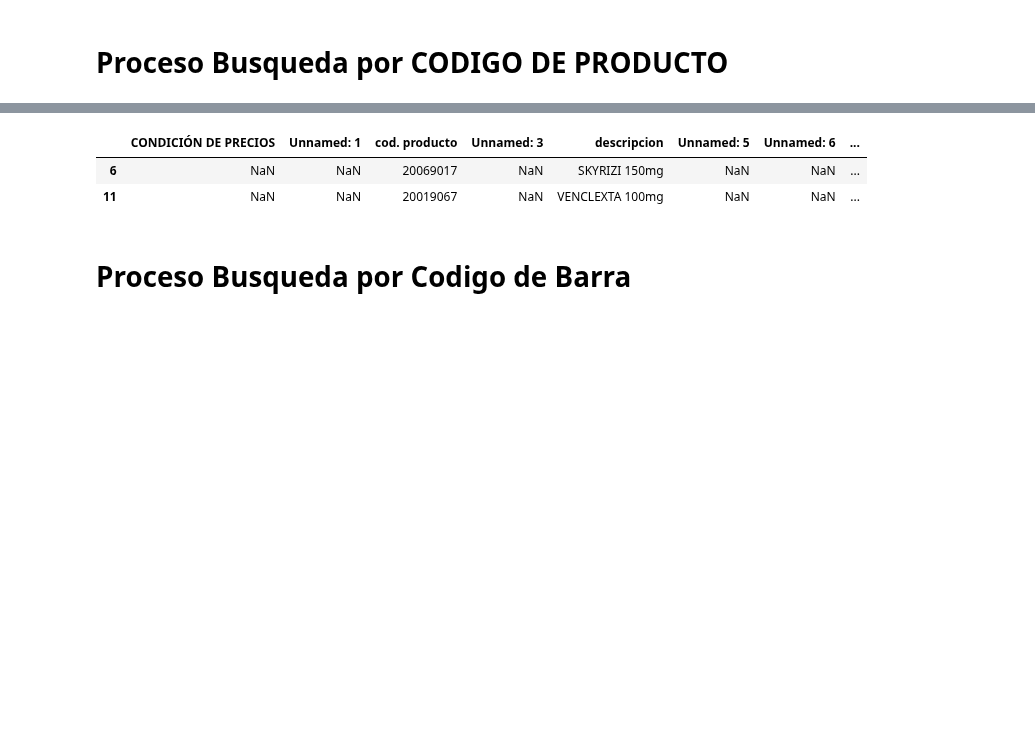
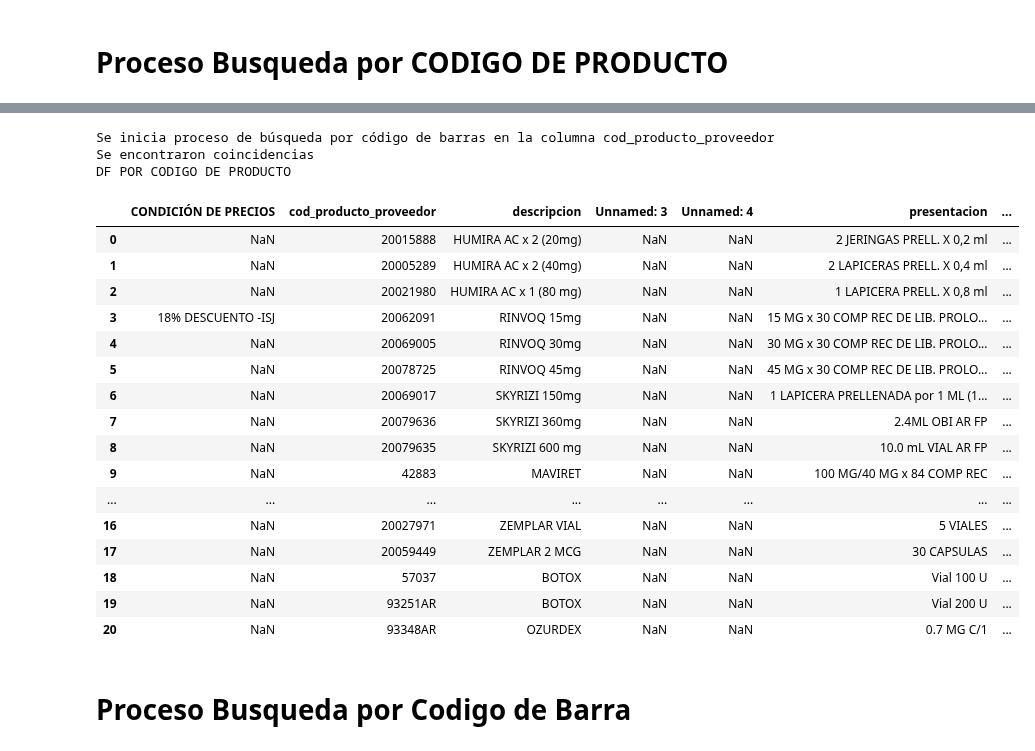
Before and after one commit to emmaSDNZ/digitalizacion_distriapp, a Jupyter notebook: backend/src/notebook/index.ipynb, the cells around one changed output, grey strips where cells are left out. Cells and saved outputs as stored; diff of their text form; code cells hidden in the pictures; blank space fills up the shorter version.

Commit message:
procesos cod barra y cod productos

```diff
--- a/backend/src/notebook/index.ipynb
+++ b/backend/src/notebook/index.ipynb
@@ -164,9 +89,37 @@ No se encontraron coincidencias
-# %%
-df_Proveedor_cod_prod_filtro
-# %% [output]
-|  | CONDICIÓN DE PRECIOS | Unnamed: 1 | cod. producto | Unnamed: 3 | descripcion | Unnamed: 5 | Unnamed: 6 | ... |
-| 6 | NaN | NaN | 20069017 | NaN | SKYRIZI 150mg | NaN | NaN | ... |
-| 11 | NaN | NaN | 20019067 | NaN | VENCLEXTA 100mg | NaN | NaN | ... |
+# %%
+df_master = pd.read_csv('df_MasterProductos_Filtro.csv')
+df_proveedor = pd.read_csv('ABBVIE.csv')
+
+
+df_master[variables_data.columna_codigo_producto_master] = df_master[variables_data.columna_codigo_producto_master].astype(str)
+df_proveedor[variables_data.columna_codigo_producto_proveedor] = df_proveedor[variables_data.columna_codigo_producto_proveedor].astype(str)
+# %%
+df_proveedor_codigo_PRODUCTO = busqueda_codigo_por_columna(df_master, df_proveedor,
+                                                           variables_data.columna_codigo_producto_master,
+                                                           variables_data.columna_codigo_producto_proveedor)
+print(f'DF POR CODIGO DE PRODUCTO')
+df_proveedor_codigo_PRODUCTO
+# %% [output]
+Se inicia proceso de búsqueda por código de barras en la columna cod_producto_proveedor
+Se encontraron coincidencias
+DF POR CODIGO DE PRODUCTO
+|  | CONDICIÓN DE PRECIOS | cod_producto_proveedor | descripcion | Unnamed: 3 | Unnamed: 4 | presentacion | ... |
+| 0 | NaN | 20015888 | HUMIRA AC x 2 (20mg) | NaN | NaN | 2 JERINGAS PRELL. X 0,2 ml | ... |
+| 1 | NaN | 20005289 | HUMIRA AC x 2 (40mg) | NaN | NaN | 2 LAPICERAS PRELL. X 0,4 ml | ... |
+| 2 | NaN | 20021980 | HUMIRA AC x 1 (80 mg) | NaN | NaN | 1 LAPICERA PRELL. X 0,8 ml | ... |
+| 3 | 18% DESCUENTO -ISJ | 20062091 | RINVOQ 15mg | NaN | NaN | 15 MG x 30 COMP REC DE LIB. PROLO... | ... |
+| 4 | NaN | 20069005 | RINVOQ 30mg | NaN | NaN | 30 MG x 30 COMP REC DE LIB. PROLO... | ... |
+| 5 | NaN | 20078725 | RINVOQ 45mg | NaN | NaN | 45 MG x 30 COMP REC DE LIB. PROLO... | ... |
+| 6 | NaN | 20069017 | SKYRIZI 150mg | NaN | NaN | 1 LAPICERA PRELLENADA por 1 ML (1... | ... |
+| 7 | NaN | 20079636 | SKYRIZI 360mg | NaN | NaN | 2.4ML OBI AR FP | ... |
+| 8 | NaN | 20079635 | SKYRIZI 600 mg | NaN | NaN | 10.0 mL VIAL AR FP | ... |
+| 9 | NaN | 42883 | MAVIRET | NaN | NaN | 100 MG/40 MG x 84 COMP REC | ... |
+| ... | ... | ... | ... | ... | ... | ... | ... |
+| 16 | NaN | 20027971 | ZEMPLAR VIAL | NaN | NaN | 5 VIALES | ... |
+| 17 | NaN | 20059449 | ZEMPLAR 2 MCG | NaN | NaN | 30 CAPSULAS | ... |
+| 18 | NaN | 57037 | BOTOX | NaN | NaN | Vial 100 U | ... |
+| 19 | NaN | 93251AR | BOTOX | NaN | NaN | Vial 200 U | ... |
+| 20 | NaN | 93348AR | OZURDEX | NaN | NaN | 0.7 MG C/1 | ... |
 # %% [markdown]
 # Proceso Busqueda por Codigo de Barra
 # %%
```
Also changed, not shown: parts of 15 cells of this notebook, 4 other files.
